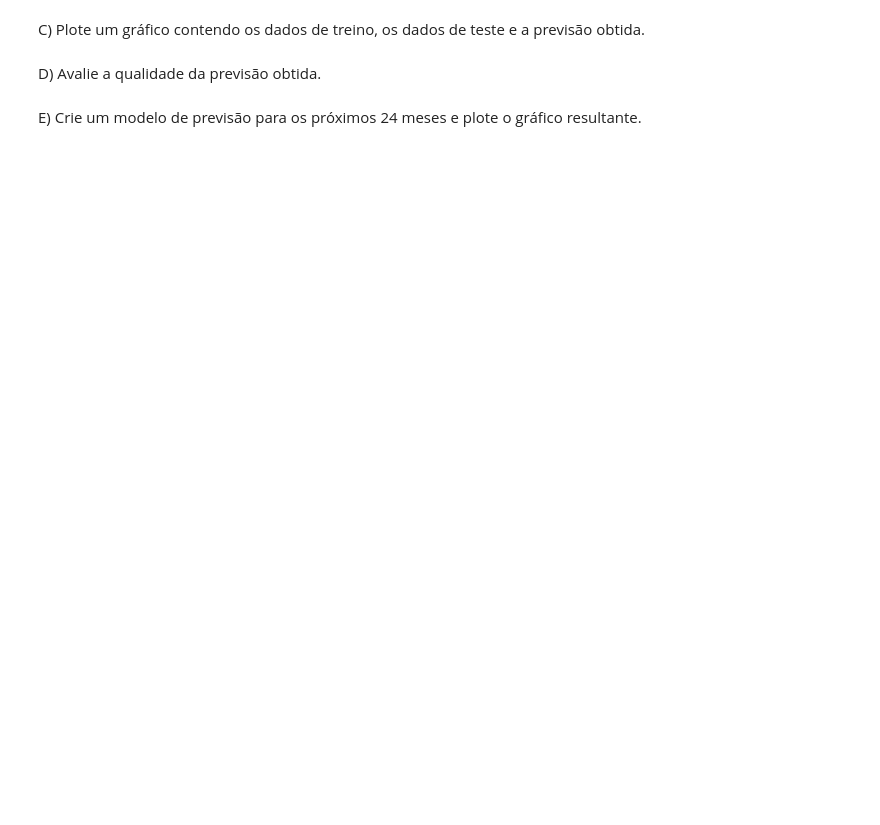
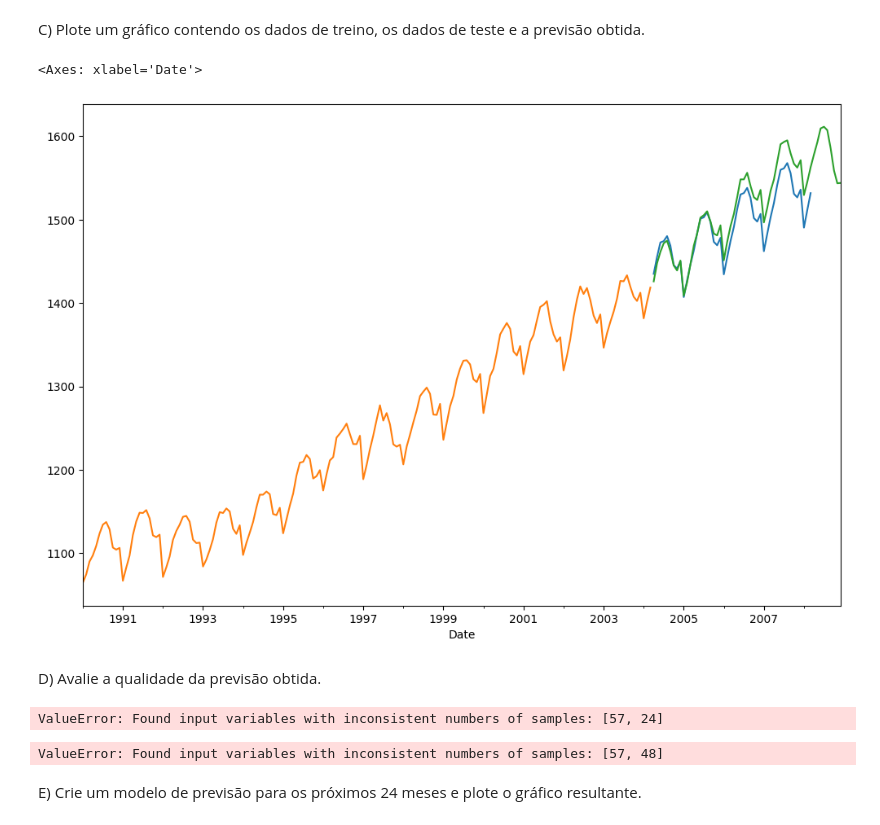
Before and after one commit to Kruzefiori/XPAD09_unifei_2025.1, a Jupyter notebook: Aula09.ipynb, the cells around one changed output. Saved outputs shown, nothing was run; the diff lists cells and outputs as text; code cells hidden in the pictures; blank space fills up the shorter version.

```diff
--- a/Aula09.ipynb
+++ b/Aula09.ipynb
@@ -56,2 +104,13 @@ B) Plote um gráfico contendo os dados de treino e os dados de teste.
 # %% [markdown]
 C) Plote um gráfico contendo os dados de treino, os dados de teste e a previsão obtida.
+# %%
+from statsmodels.tsa.holtwinters import ExponentialSmoothing
+
+modelo_ajustado = ExponentialSmoothing(trainingData['Employees'], trend="mul" , seasonal='mul' , seasonal_periods=12).fit()
+previsao = modelo_ajustado.forecast(48)
+previsao.plot(figsize=(12,8))
+trainingData["Employees"].plot()
+testingData["Employees"].plot()
+# %% [output]
+<Axes: xlabel='Date'>
+[figure, added]
@@ -58,4 +119,12 @@ C) Plote um gráfico contendo os dados de treino, os dados de teste e a previsã
 # %% [markdown]
 D) Avalie a qualidade da previsão obtida.
+# %%
+mean_squared_error(testingData , previsao)
+# %% [output]
+ValueError: Found input variables with inconsistent numbers of samples: [57, 24]
+# %%
+mean_absolute_error(testingData , previsao)
+# %% [output]
+ValueError: Found input variables with inconsistent numbers of samples: [57, 48]
 # %% [markdown]
 E) Crie um modelo de previsão para os próximos 24 meses e plote o gráfico resultante.
```
Also changed, not shown: parts of 17 cells of this notebook, 20 other files.
